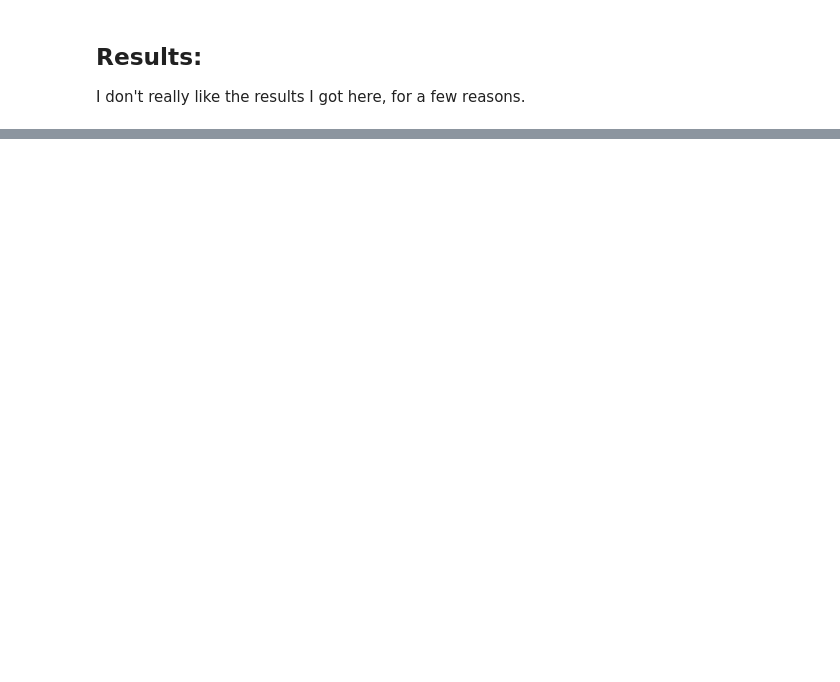
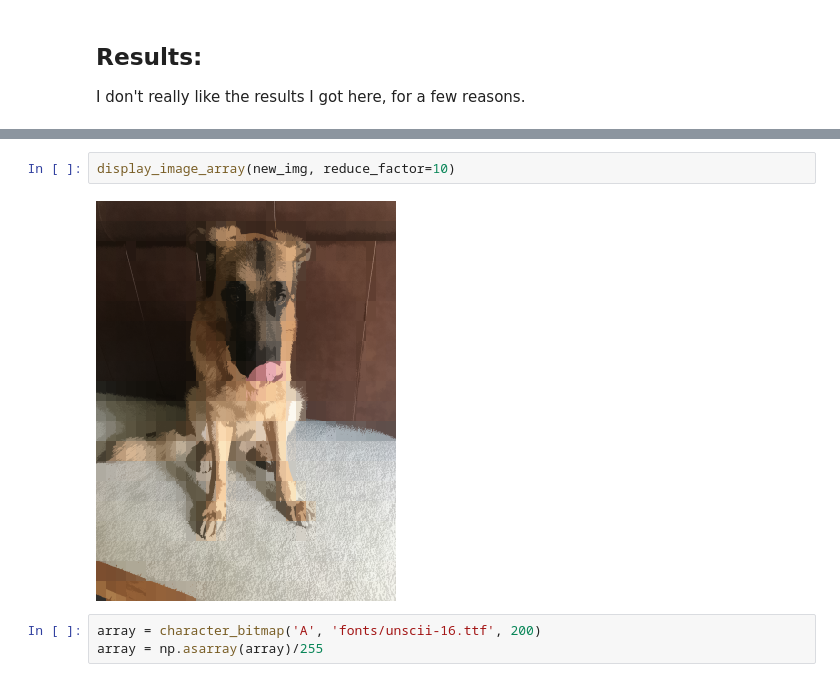
Before and after one commit to timothy-salazar/image_tinkering, a Jupyter notebook: more_image_tinkering.ipynb, the cells around one changed output, grey strips where cells are left out. Drawn from its saved outputs; the diff is of its cells as text; blank space fills up the shorter version.

```diff
--- a/more_image_tinkering.ipynb
+++ b/more_image_tinkering.ipynb
@@ -115,0 +492,7 @@ What we really want isn't to reduce the color pallete for the entire image, but
+# %%
+display_image_array(new_img, reduce_factor=10)
+# %% [output]
+[figure, added]
+# %%
+array = character_bitmap('A', 'fonts/unscii-16.ttf', 200)
+array = np.asarray(array)/255
```
Also changed, not shown: parts of 58 cells of this notebook, 6 other files.
